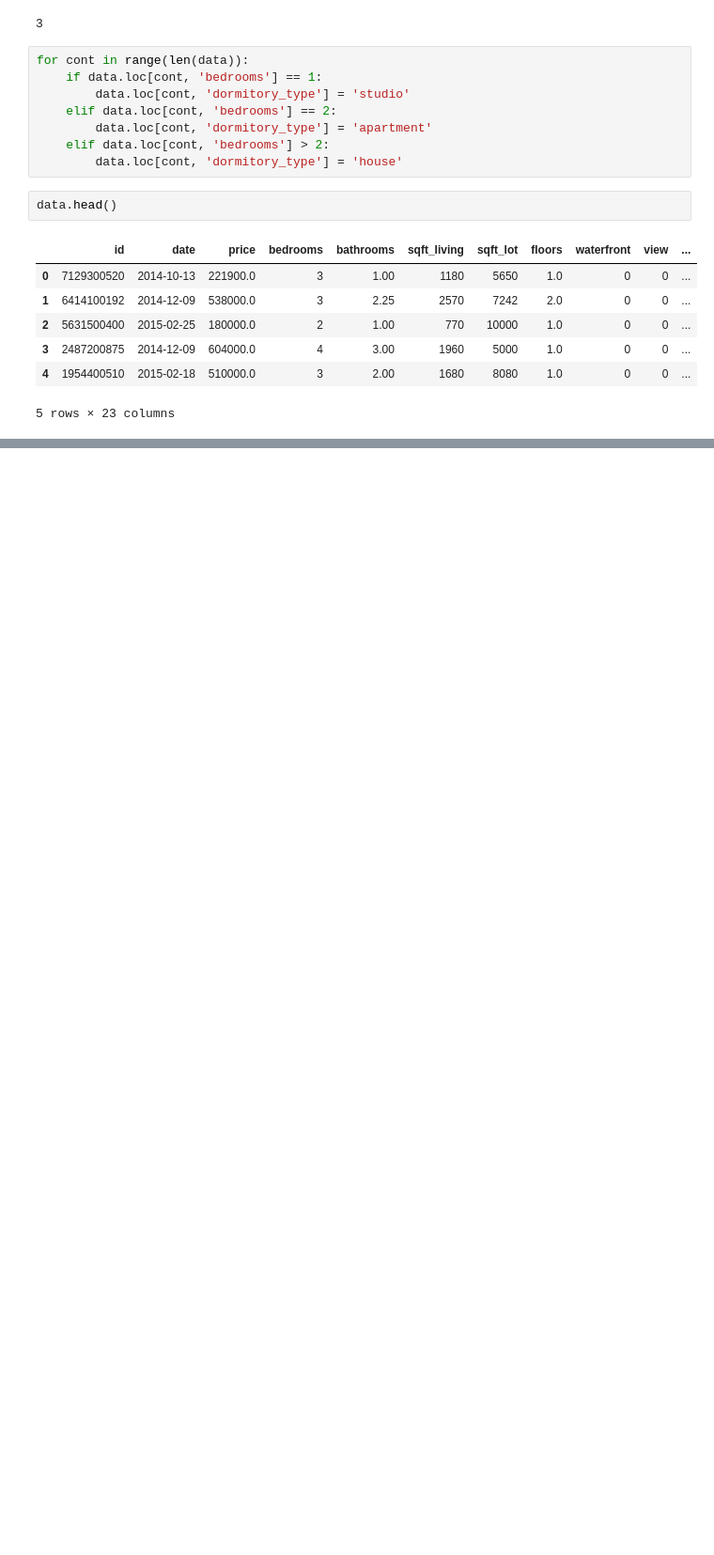
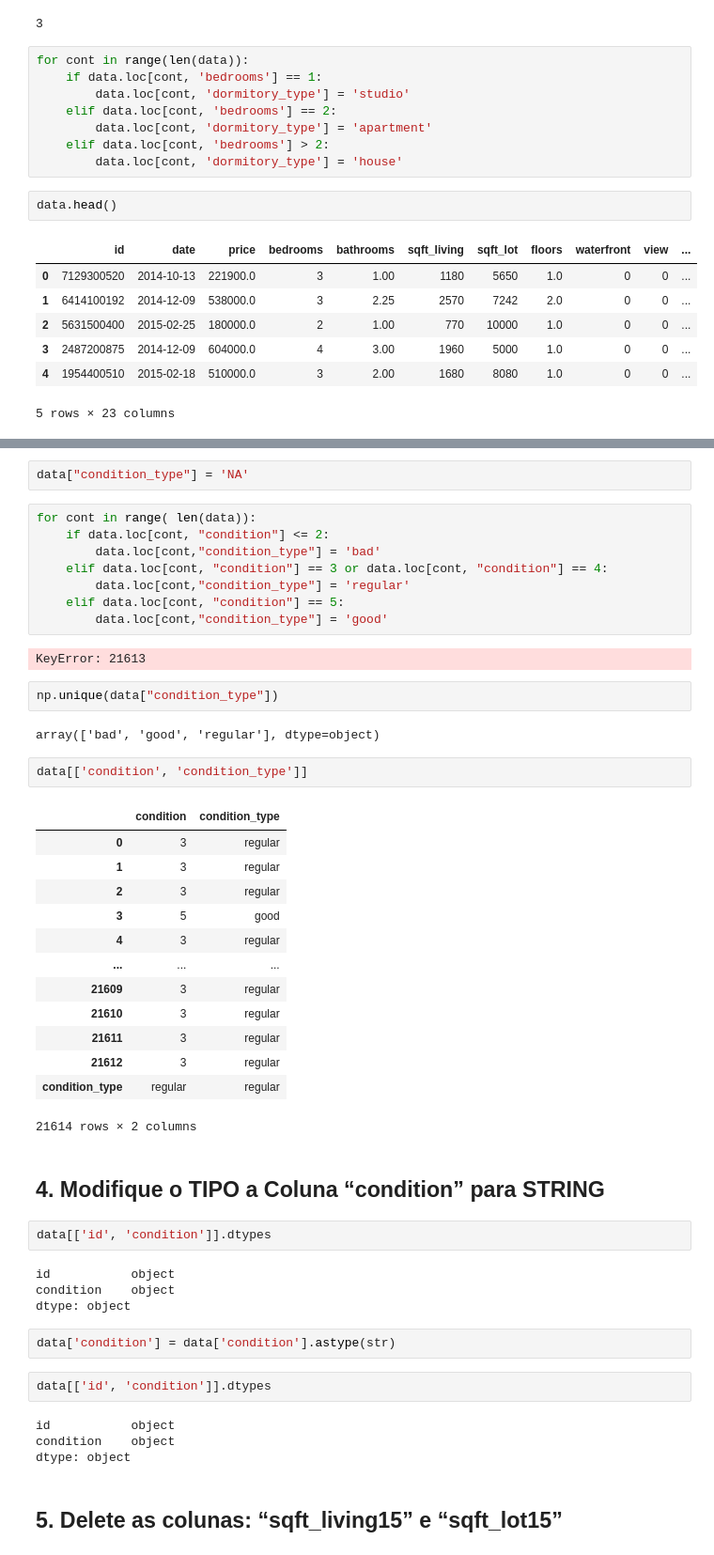
Before and after one commit to fe-sts/Data-Science, a Jupyter notebook: Python do ZERO ao DS/2. Extração e Manipulação de Dados/2. Extração e Manipulação de Dados.ipynb, the cells around one changed output, grey strips where cells are left out. Shown at 94% size. Cells and saved outputs as stored; diff of their text form; blank space fills up the shorter version.

```diff
--- a/Python do ZERO ao DS/2. Extração e Manipulação de Dados/2. Extração e Manipulação de Dados.ipynb
+++ b/Python do ZERO ao DS/2. Extração e Manipulação de Dados/2. Extração e Manipulação de Dados.ipynb
@@ -169,0 +102,50 @@ data.head()
+# %%
+data["condition_type"] = 'NA'
+# %%
+for cont in range( len(data)):
+    if data.loc[cont, "condition"] <= 2:
+        data.loc[cont,"condition_type"] = 'bad'
+    elif data.loc[cont, "condition"] == 3 or data.loc[cont, "condition"] == 4:
+        data.loc[cont,"condition_type"] = 'regular'
+    elif data.loc[cont, "condition"] == 5:
+        data.loc[cont,"condition_type"] = 'good'
+# %% [output]
+KeyError: 21613
+# %%
+np.unique(data["condition_type"])
+# %% [output]
+array(['bad', 'good', 'regular'], dtype=object)
+# %%
+data[['condition', 'condition_type']]
+# %% [output]
+|  | condition | condition_type |
+| 0 | 3 | regular |
+| 1 | 3 | regular |
+| 2 | 3 | regular |
+| 3 | 5 | good |
+| 4 | 3 | regular |
+| ... | ... | ... |
+| 21609 | 3 | regular |
+| 21610 | 3 | regular |
+| 21611 | 3 | regular |
+| 21612 | 3 | regular |
+| condition_type | regular | regular |
+21614 rows × 2 columns
+# %% [markdown]
+## 4. Modifique o TIPO a Coluna “condition” para STRING
+# %%
+data[['id', 'condition']].dtypes
+# %% [output]
+id           object
+condition    object
+dtype: object
+# %%
+data['condition'] = data['condition'].astype(str)
+# %%
+data[['id', 'condition']].dtypes
+# %% [output]
+id           object
+condition    object
+dtype: object
+# %% [markdown]
+## 5. Delete as colunas: “sqft_living15” e “sqft_lot15”
```
Also changed, not shown: parts of 11 cells of this notebook.
